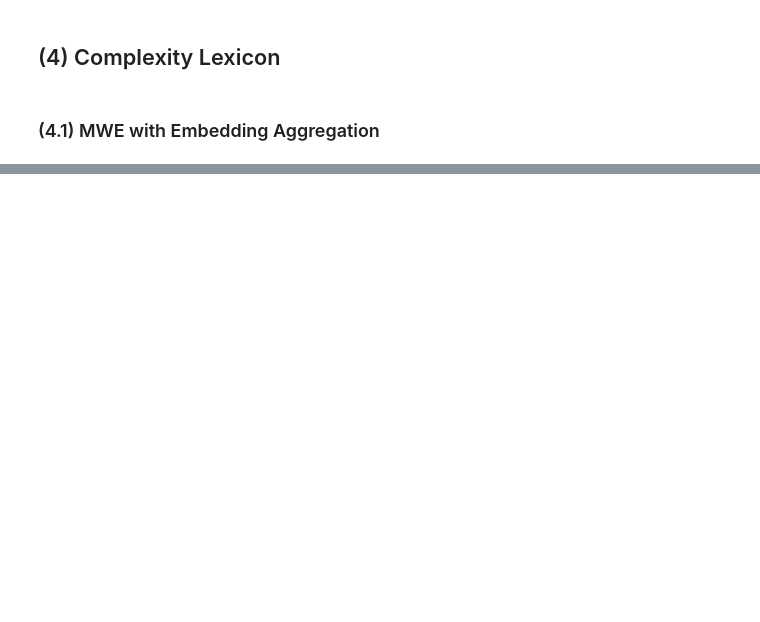
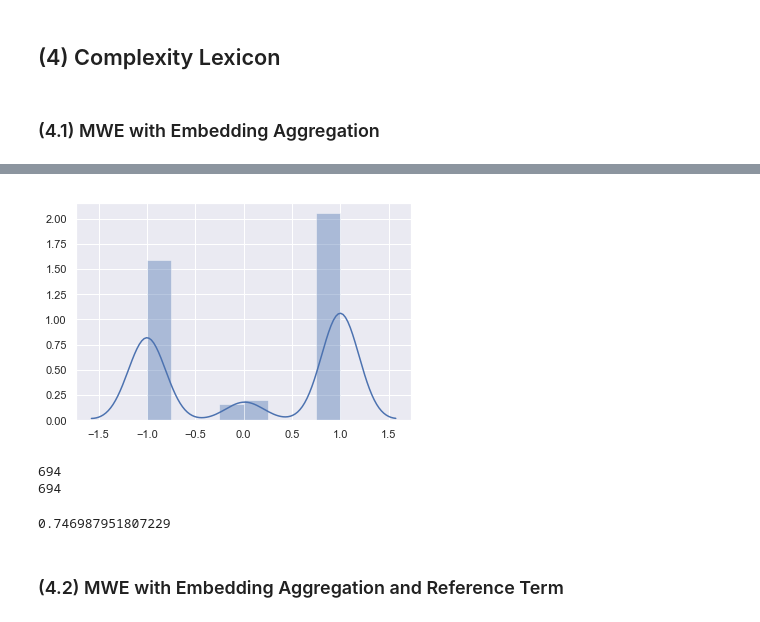
Before and after one commit to kristiankolthoff/CoWoPhId, a Jupyter notebook: python/complexity_lexicon.ipynb, the cells around one changed output, grey strips where cells are left out. Cells and saved outputs as stored; diff of their text form; code cells hidden in the pictures; blank space fills up the shorter version.

Commit message:
Complexity lexicon experiments and evaluation

```diff
--- a/python/complexity_lexicon.ipynb
+++ b/python/complexity_lexicon.ipynb
@@ -504,0 +572,27 @@ SIM_REF:-0.17819881439208984
+# %%
+from ngram_representation import missing_strat_random
+from ngram_representation import ngram_repr_bow_mean
+import gensim
+
+seeds_complex = ['aboriginal']
+seeds_non_complex = ['bad', 'worse', 'unfortunately', 'really']
+
+# Build the vocabulary
+vocabulary = []
+vocabulary.extend(seeds_complex)
+vocabulary.extend(seeds_non_complex)
+vocabulary.extend(['good', 'inuit', 'and', 'to this end'])
+
+print('---------Complex Seeds----------------')
+print(seeds_complex)
+print('---------Non-Complex Seeds----------------')
+print(seeds_non_complex)
+print('---------Vocabulary----------------')
+print(vocabulary)
+
+model = [models[0].model]
+ref_term = 'and'
+lexicon = bootstrap_lexicon_average(model, vocabulary, seeds_non_complex, seeds_complex, \
+                  ngram_embedding_similarity, missing_strat_random, ref_term, \
+                  ngram_repr_bow_mean, agg_embed=True, epochs=3, thresh_l=-0.5, thresh_r=0.5)
+print(lexicon)
@@ -508,0 +685,10 @@ SIM_REF:-0.17819881439208984
+# %%
+import seaborn as sns, numpy as np
+import matplotlib.pyplot as plt
+sns.set(style="darkgrid")
+np.random.seed(0)
+x = np.array([score for word, score in lexicon.items()])
+ax = sns.distplot(x)
+plt.show(ax)
+# %% [output]
+[figure, added]
@@ -508,0 +699,16 @@ SIM_REF:-0.17819881439208984
+# %%
+import numpy
+from sklearn.metrics import f1_score
+
+y_true = [pair[1] for pair in pairs]
+print(len(y_true))
+prediction = [pair[2] for pair in pairs]
+print(len(prediction))
+numpy.corrcoef(y_true, prediction)[0, 1]
+f1_score(y_true, list(map(lambda val: 1 if val>-1 else 0, prediction)))
+# %% [output]
+694
+694
+0.746987951807229
+# %% [markdown]
+### (4.2) MWE with Embedding Aggregation and Reference Term
```
Also changed, not shown: parts of 32 cells of this notebook.
